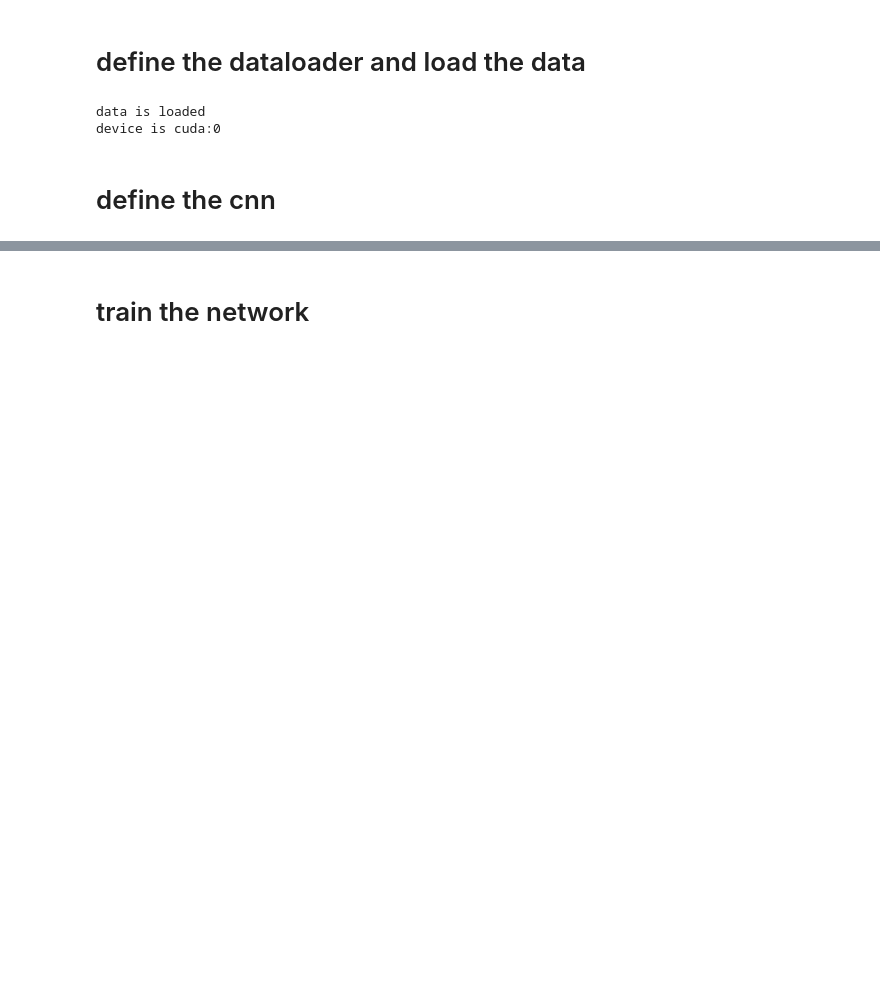
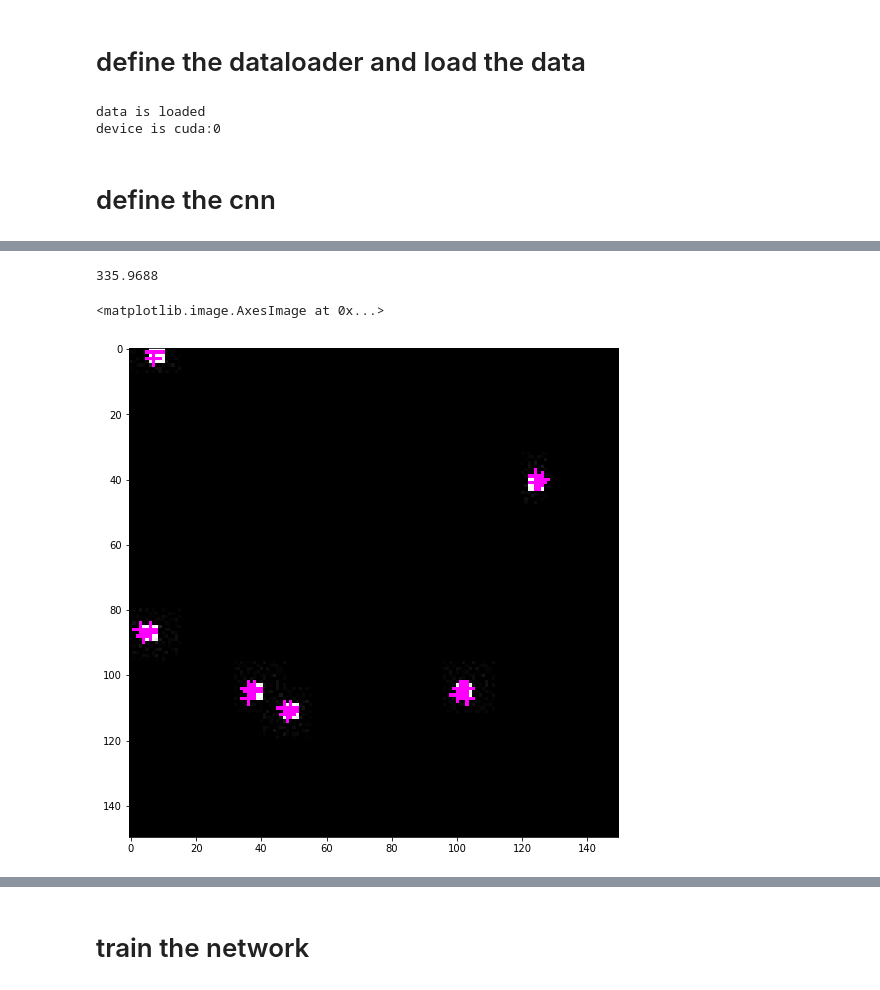
Before and after one commit to jkpierce/deep-compression, a Jupyter notebook: learning2.ipynb, the cells around one changed output, grey strips where cells are left out. Cells and saved outputs as stored; diff of their text form; code cells hidden in the pictures; blank space fills up the shorter version.

```diff
--- a/learning2.ipynb
+++ b/learning2.ipynb
@@ -96,0 +183,4 @@ class Net(nn.Module):
+# %%
+y_ = model(x)
+# %%
+y_ = y_.detach().cpu().numpy()
@@ -96,0 +205,18 @@ class Net(nn.Module):
+# %%
+np.linalg.norm(y[0]-y_[0])
+# %% [output]
+335.9688
+# %%
+n = 66
+S = np.load('./data/sensing_matrix.npy')
+shape = (150,150)
+L = 5
+M = int(round(np.sqrt(2)*150))
+pts = comp.decompress(y_[n].reshape(5,100),S,shape,L,M)
+im = x[n].cpu().detach().numpy().squeeze()
+for p in pts:
+    im=comp.draw_plus(p,im)
+plt.imshow(im)
+# %% [output]
+<matplotlib.image.AxesImage at 0x...>
+[figure, added]
```
Also changed, not shown: parts of 15 cells of this notebook, 1 other file.
